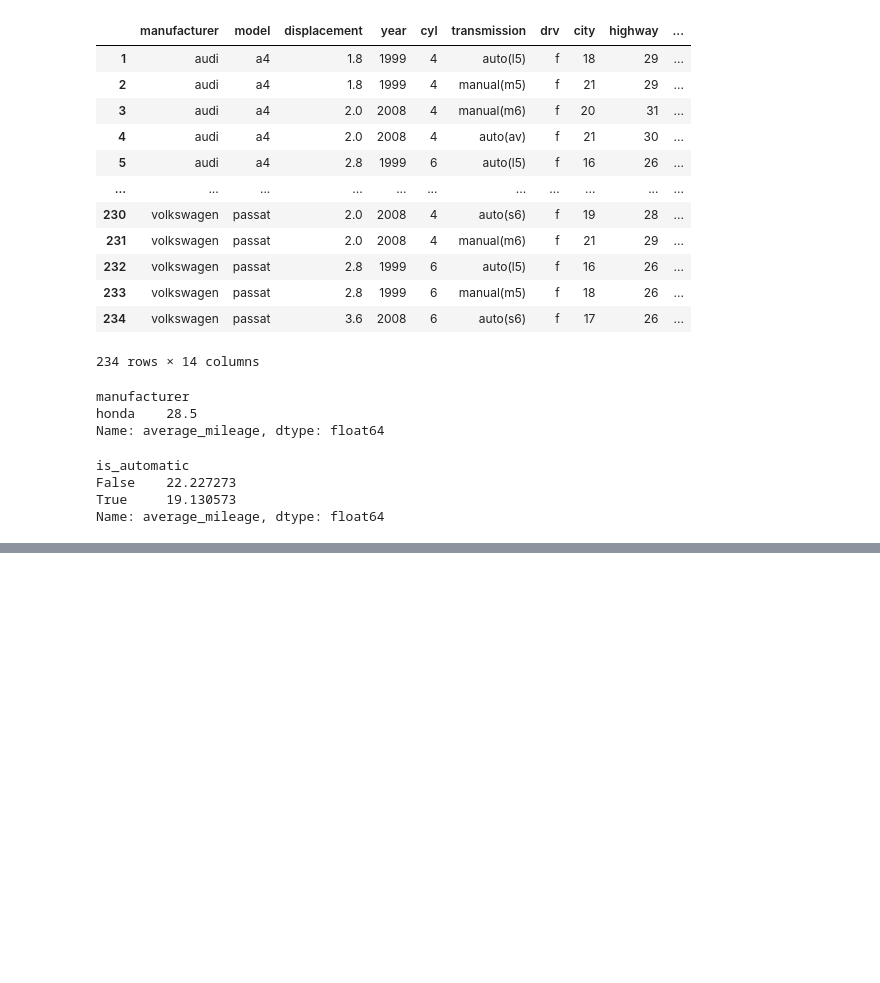
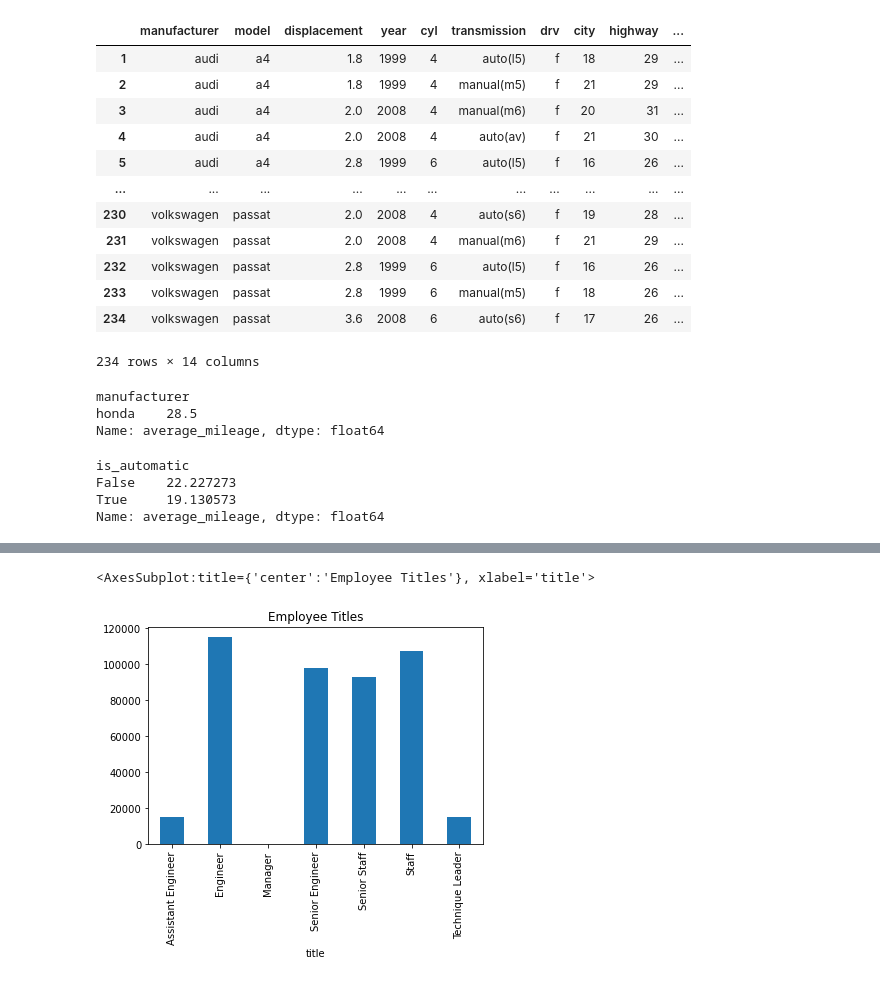
Before and after one commit to annah-vu/numpy-pandas-visualization-exercises, a Jupyter notebook: advanced_dataframes.ipynb, the cells around one changed output, grey strips where cells are left out. Drawn from its saved outputs; the diff is of its cells as text; code cells hidden in the pictures; blank space fills up the shorter version.

```diff
--- a/advanced_dataframes.ipynb
+++ b/advanced_dataframes.ipynb
@@ -394,0 +441,6 @@ Name: average_mileage, dtype: float64
+# %%
+#5.) Using the titles DataFrame, visualize the number of employees with each title.
+get_db_url(username,password,host,'employees')
+employees_url = get_db_url(username,password,host,'employees')
+titles_df = pd.read_sql('select * from titles', employees_url)
+titles_df.head(5)
@@ -394,0 +454,5 @@ Name: average_mileage, dtype: float64
+# %%
+titles_df.groupby('title').emp_no.count().plot.bar(title = 'Employee Titles')
+# %% [output]
+<AxesSubplot:title={'center':'Employee Titles'}, xlabel='title'>
+[figure, added]
```
Also changed, not shown: parts of 12 cells of this notebook.
